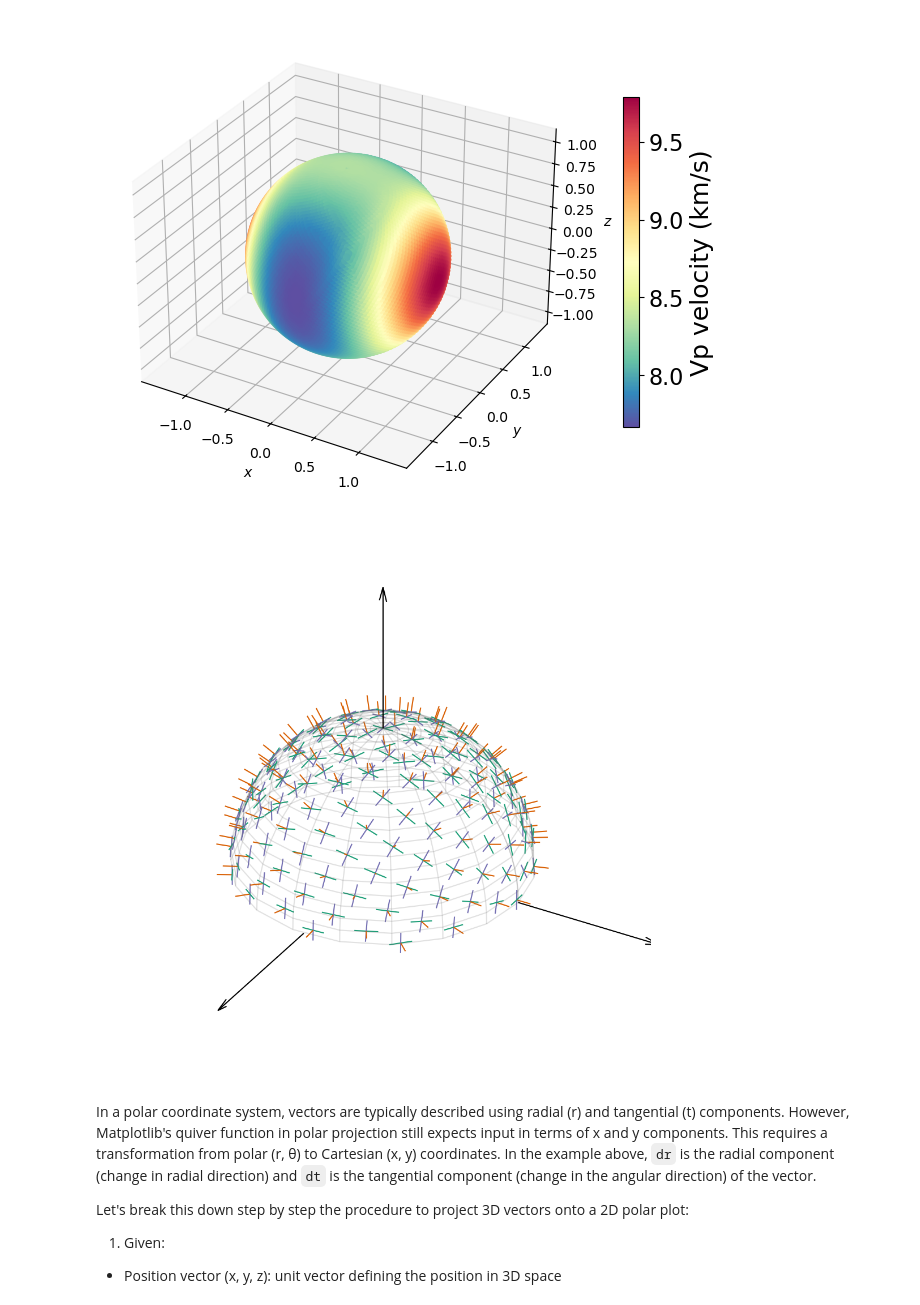
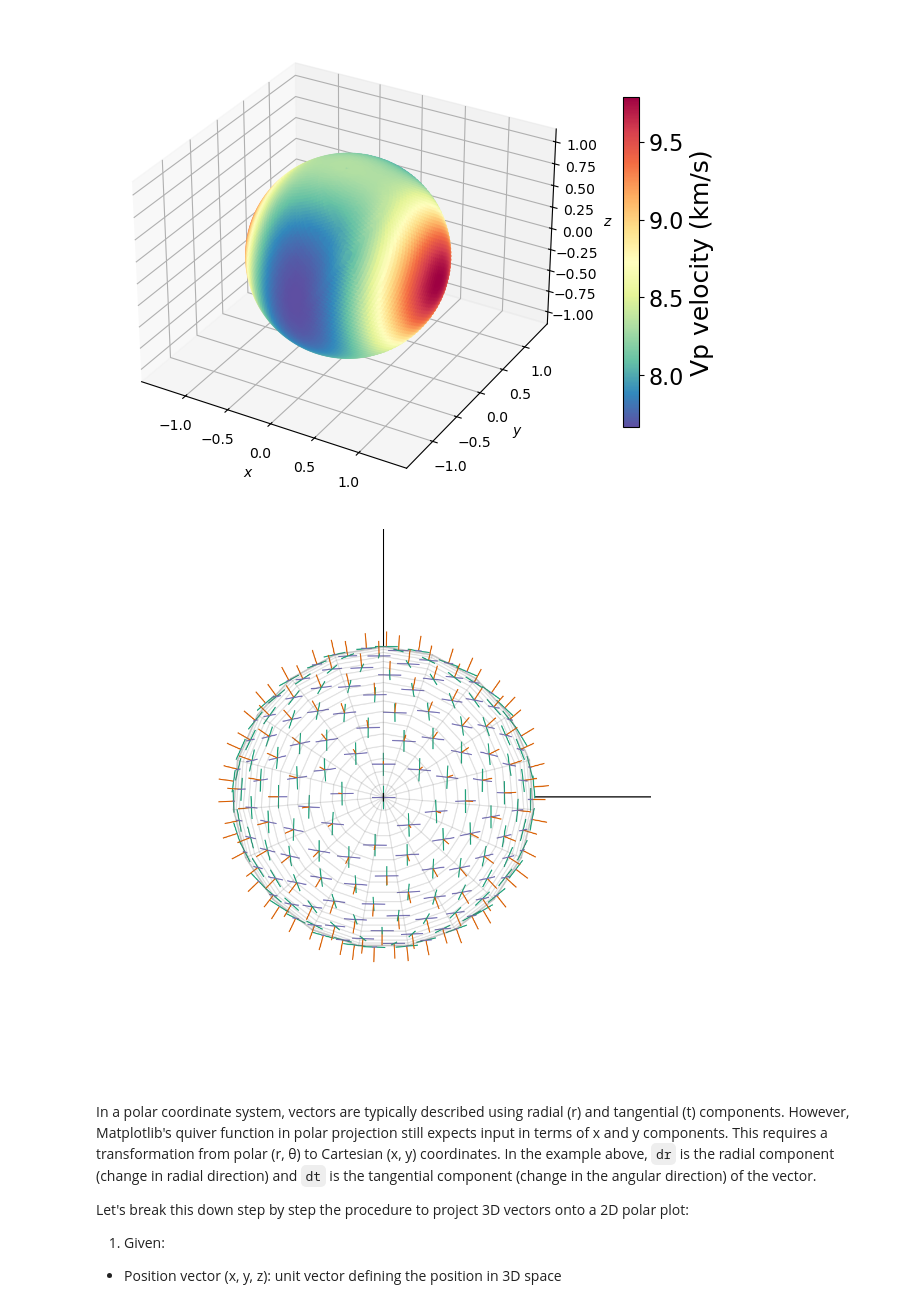
Before and after one commit to marcoalopez/PyRockWave, a Jupyter notebook: src/test_christoffel_stepbystep_olivine.ipynb, the cells around one changed output. Cells and saved outputs as stored; diff of their text form; code cells hidden in the pictures.

```diff
--- a/src/test_christoffel_stepbystep_olivine.ipynb
+++ b/src/test_christoffel_stepbystep_olivine.ipynb
@@ -229,35 +211,36 @@ for i in range(eigenvectors2.shape[0]):
     if np.dot(p_polarization, wavevectors2[i]) < 0:
         p_polarization = -p_polarization
 
     # P-wave polarization
     ax.quiver(*surface, *p_polarization, color='#d95f02', label='P-wave', length=0.10, arrow_length_ratio=0)
 
     # S-wave polarization
     for vec, color, label in zip(vectors, colors, labels):
         ax.quiver(*surface, *vec, color=color, label=label, pivot='middle', length=0.15, arrow_length_ratio=0)
 
 # Prettify the figure
 ax.set_xlabel('x')
 ax.set_ylabel('y')
 ax.set_zlabel('z')
 ax.set_xlim([-1, 1])
 ax.set_ylim([-1, 1])
 ax.set_zlim([-1, 1])
 # make the panes transparent
 ax.xaxis.set_pane_color((1.0, 1.0, 1.0, 0.0))
 ax.yaxis.set_pane_color((1.0, 1.0, 1.0, 0.0))
 ax.zaxis.set_pane_color((1.0, 1.0, 1.0, 0.0))
 # make the grid lines transparent
 ax.xaxis._axinfo["grid"]['color'] =  (1,1,1,0)
 ax.yaxis._axinfo["grid"]['color'] =  (1,1,1,0)
 ax.zaxis._axinfo["grid"]['color'] =  (1,1,1,0)
 ax.axis("off")
-#ax.legend
+# ax.legend()
 
 ax.axis('equal')  # Set an equal aspect ratio
+ax.view_init(elev=90, azim=180, roll=0)
 fig2.tight_layout()
 # %% [output]
-[figure, old version]
+[figure, new version]
 # %% [markdown]
 In a polar coordinate system, vectors are typically described using radial (r) and tangential (t) components. However, Matplotlib's quiver function in polar projection still expects input in terms of x and y components. This requires a transformation from polar (r, θ) to Cartesian (x, y) coordinates. In the example above, ``dr`` is the radial component (change in radial direction) and ``dt`` is the tangential component (change in the angular direction) of the vector.
 
```
Also changed, not shown: parts of 3 cells of this notebook.
